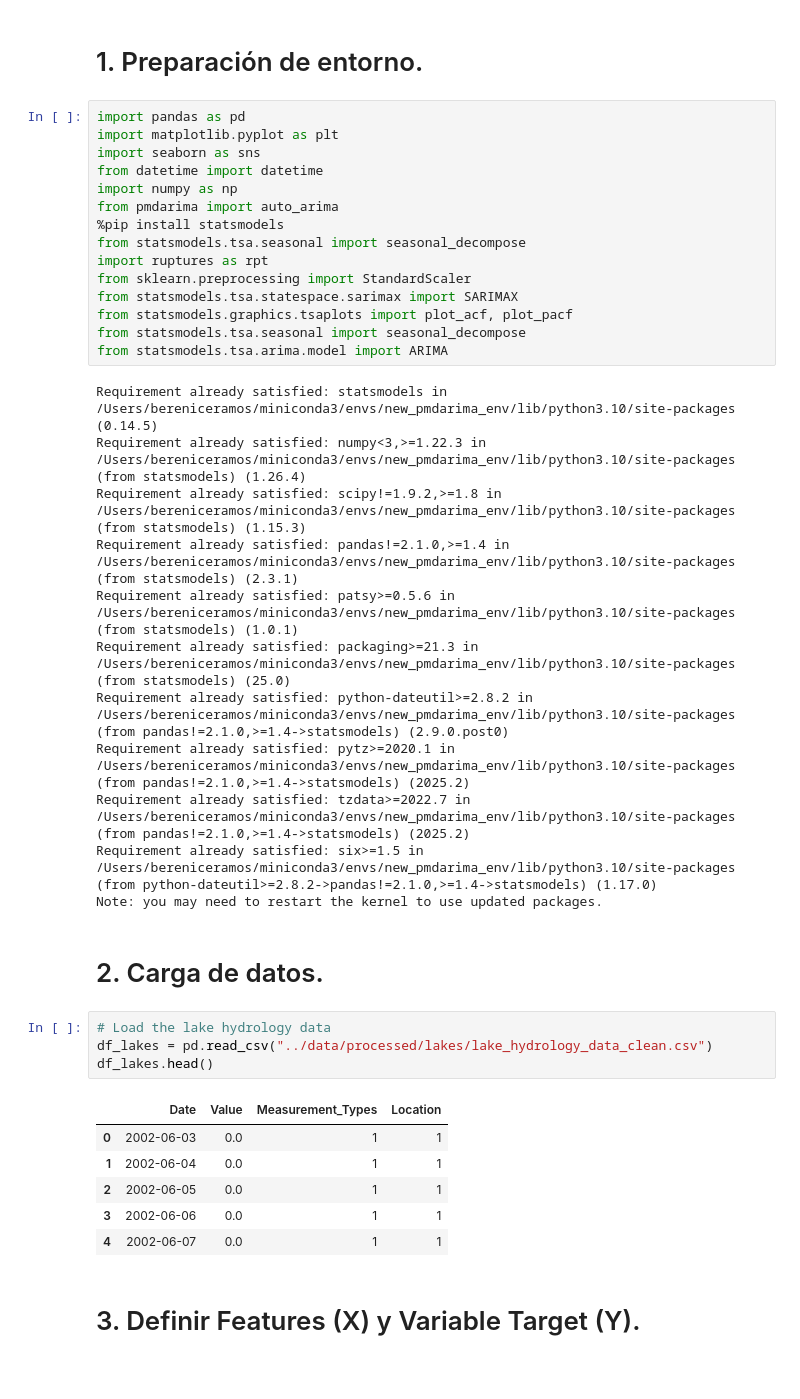
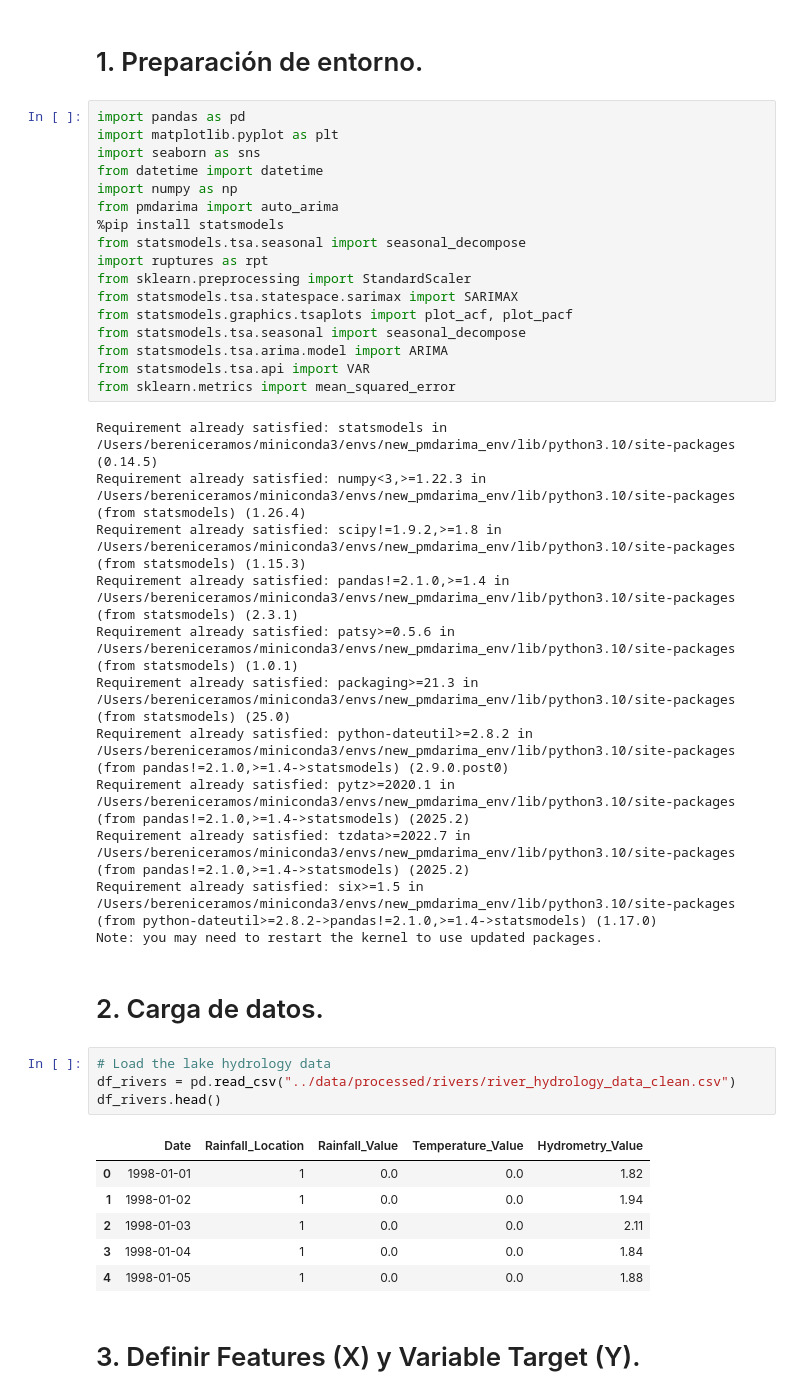
Before and after one commit to Bere333/Smart-Water-Analytics-BBRH, a Jupyter notebook: src/02_modeling_and_evaluation_river.ipynb, the cells around one changed output. Cells and saved outputs as stored; diff of their text form.

Commit message:
updated river eda file

```diff
--- a/src/02_modeling_and_evaluation_river.ipynb
+++ b/src/02_modeling_and_evaluation_river.ipynb
@@ -15,6 +15,8 @@ from statsmodels.tsa.statespace.sarimax import SARIMAX
 from statsmodels.graphics.tsaplots import plot_acf, plot_pacf
 from statsmodels.tsa.seasonal import seasonal_decompose
 from statsmodels.tsa.arima.model import ARIMA
+from statsmodels.tsa.api import VAR
+from sklearn.metrics import mean_squared_error
 # %% [output]
 Requirement already satisfied: statsmodels in /Users/bereniceramos/miniconda3/envs/new_pmdarima_env/lib/python3.10/site-packages (0.14.5)
 Requirement already satisfied: numpy<3,>=1.22.3 in /Users/bereniceramos/miniconda3/envs/new_pmdarima_env/lib/python3.10/site-packages (from statsmodels) (1.26.4)
@@ -31,15 +33,15 @@ Note: you may need to restart the kernel to use updated packages.
 # 2. Carga de datos.
 # %%
 # Load the lake hydrology data
-df_lakes = pd.read_csv("../data/processed/lakes/lake_hydrology_data_clean.csv")
-df_lakes.head()
+df_rivers = pd.read_csv("../data/processed/rivers/river_hydrology_data_clean.csv")
+df_rivers.head()
 # %% [output]
-|  | Date | Value | Measurement_Types | Location |
-| 0 | 2002-06-03 | 0.0 | 1 | 1 |
-| 1 | 2002-06-04 | 0.0 | 1 | 1 |
-| 2 | 2002-06-05 | 0.0 | 1 | 1 |
-| 3 | 2002-06-06 | 0.0 | 1 | 1 |
-| 4 | 2002-06-07 | 0.0 | 1 | 1 |
+|  | Date | Rainfall_Location | Rainfall_Value | Temperature_Value | Hydrometry_Value |
+| 0 | 1998-01-01 | 1 | 0.0 | 0.0 | 1.82 |
+| 1 | 1998-01-02 | 1 | 0.0 | 0.0 | 1.94 |
+| 2 | 1998-01-03 | 1 | 0.0 | 0.0 | 2.11 |
+| 3 | 1998-01-04 | 1 | 0.0 | 0.0 | 1.84 |
+| 4 | 1998-01-05 | 1 | 0.0 | 0.0 | 1.88 |
 # %% [markdown]
 # 3. Definir Features (X) y Variable Target (Y).
 # %% [markdown]
```
Also changed, not shown: parts of 18 cells of this notebook.
